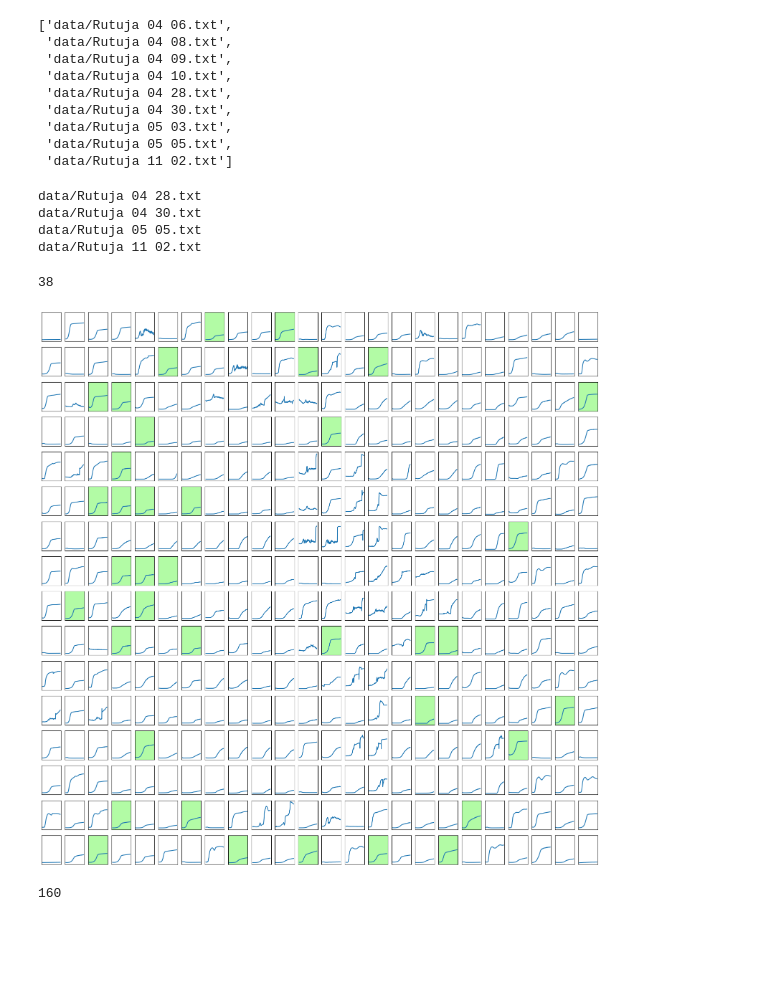
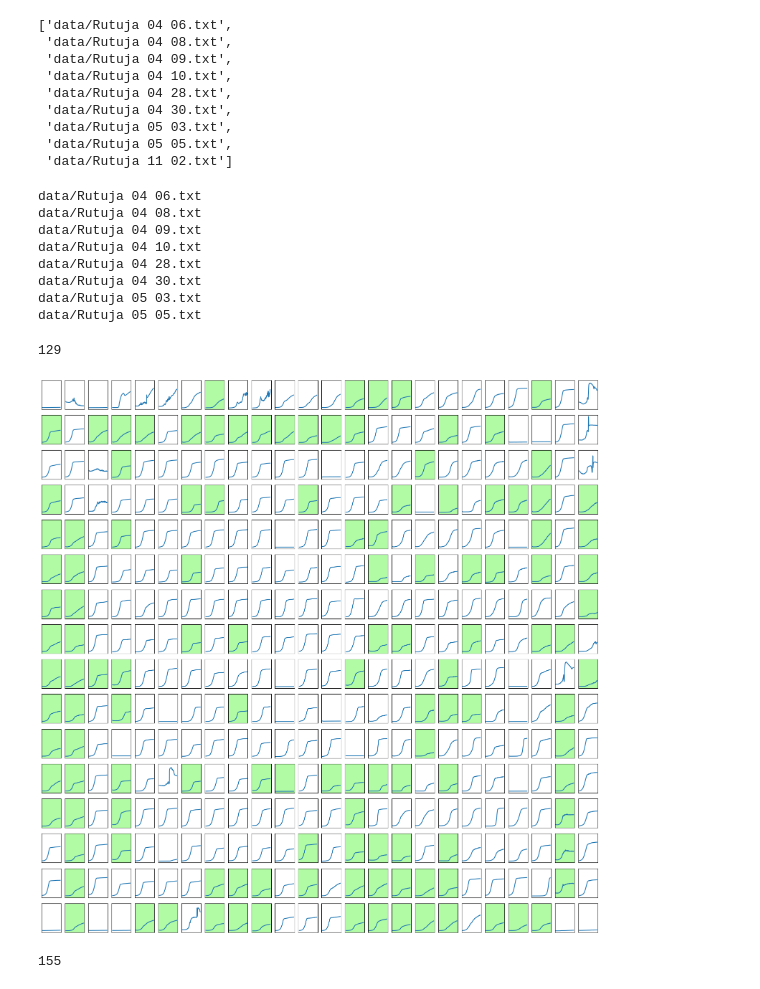
Before and after one commit to rutuja-gupte/sharp-pombe-fitness, a Jupyter notebook: Plotting Plates.ipynb, the cells around one changed output. Saved outputs shown, nothing was run; the diff lists cells and outputs as text; code cells hidden in the pictures; blank space fills up the shorter version.

```diff
--- a/Plotting Plates.ipynb
+++ b/Plotting Plates.ipynb
@@ -76,48 +76,47 @@ files
  'data/Rutuja 05 05.txt',
  'data/Rutuja 11 02.txt']
 # %%
-df1 = load_df(files[4])
+df1 = load_df(files[0])
+print(files[0])
+df2 = load_df(files[1])
+print(files[1])
+df3 = load_df(files[2])
+print(files[2])
+df4 = load_df(files[3])
+print(files[3])
+df5 = load_df(files[4])
 print(files[4])
-df2 = load_df(files[5])
+df6 = load_df(files[5])
 print(files[5])
-df3 = load_df(files[7])
+df7 = load_df(files[6])
+print(files[6])
+df8 = load_df(files[7])
 print(files[7])
-df4 = load_df(files[8])
-print(files[8])
 # %% [output]
+data/Rutuja 04 06.txt
+data/Rutuja 04 08.txt
+data/Rutuja 04 09.txt
+data/Rutuja 04 10.txt
 data/Rutuja 04 28.txt
 data/Rutuja 04 30.txt
+data/Rutuja 05 03.txt
 data/Rutuja 05 05.txt
-data/Rutuja 11 02.txt
-# %%
-string = '''
- "I2"  "C3"  "F3"  "P3"  "C4"  "E4"  "F4"  "H4"  "J4"  "O4"  "D5"  "F5"  "H5"
- "I5"  "M5"  "B6"  "H6"  "F7"  "J7"  "O7"  "A8"  "P9"  "A11" "B12" "P12" "D13"
- "J13" "B15" "P15" "J17" "L17" "J18" "P18" "O19" "G21" "M21" "L23" "C24"
- '''
-l = string.replace('"', "").split()
-l = list(set(l))
-len(l)
-# %% [output]
-38
+# %%
+string1 = "B1 D1 E1 F1 G1 H1 I1 J1 K1 L1 M1 E2 F2 G2 H2 I2 J2 K2 L2 M2 N2 O2 P2 B3 I3 B4 C4 E4 I4 J4 L4 M4 N4 B5 P5 P6 B7 D7 F7 H7 L7 A8 B8 D8 O8 P8 B9 H9 J9 O9 P9 B10 L10 O10 P10 B11 L11 B12 D12 N12 O12 B13 L13 A14 B14 E14 I14 L14 M14 N14 O14 P14 A15 E15 F15 H15 L15 N15 O15 P15 A16 D16 H16 L16 N16 O16 P16 C17 F17 J17 K17 O17 P17 B18 D18 I18 J18 L18 N18 O18 P18 F19 H19 J19 B20 D20 F20 P20 D21 P21 A22 C22 D22 E22 F22 H22 P22 H23 J23 K23 L23 M23 N23 O23 D24 E24 F24 G24 I24"
+l1 = string1.split()
+l1 = list(set(l1))
+len(l1)
+# %% [output]
+129
 # %%
-graph_df(df1, l)
+graph_df(df1, l1)
 # %% [output]
-[figure, old version]
+[figure, new version]
 # %%
-string = '''
-"F1"  "L1"  "O2"  "F3"  "L3"  "P3"  "C4"  "D4"  "E4"  "F4"  "G4"  "H4"  "I4"  "J4"  "K4"  "L4"  "M4"  "N4"  "O4"  "C5"  "D5"
- "E5"  "F5"  "G5"  "H5"  "I5"  "J5"  "L5"  "N5"  "B6"  "C6"  "D6"  "E6"  "F6"  "H6"  "J6"  "K6"  "L6"  "M6"  "N6"  "C7"  "E7"
-  "F7"  "G7"  "H7"  "J7"  "K7"  "L7"  "M7"  "N7"  "A8"  "C8"  "D8"  "E8"  "F8"  "G8"  "H8"  "I8"  "K8"  "L8"  "M8"  "N8"  "C9"
- "D9"  "E9"  "F9"  "G9"  "H9"  "M9"  "N9"  "P9"  "C10" "D10" "E10" "F10" "G10" "H10" "J10" "K10" "L10" "M10" "N10" "O10" "C11"
-  "D11" "E11" "F11" "G11" "H11" "I11" "J11" "K11" "L11" "M11" "N11" "D12" "E12" "F12" "J12" "D13" "N13" "A14" "F15" "P15" "D16"
-"H16" "N16" "O16" "F17" "H17" "K17" "M17" "N17" "B18" "F18" "I18" "J18" "K18" "L18" "N18" "A19" "E19" "F19" "G19" "H19" "I19"
-"J19" "K19" "L19" "M19" "N19" "E20" "F20" "G20" "H20" "I20" "J20" "K20" "L20" "M20" "N20" "C21" "D21" "E21" "F21" "G21" "H21"
-"I21" "J21" "K21" "L21" "M21" "N21" "P21" "C22" "I22" "F23" "L23" "O23" "I24"
- '''
-l = string.replace('"', "").split()
-l = list(set(l))
-len(l)
+string2 = "B1 C1 F1 G1 H1 I1 L1 M1 N1 A2 D2 E2 F2 L2 O2 P2 A3 C3 F3 G3 H3 L3 M3 P3 A4 G4 I4 J4 K4 M4 O4 P4 C5 E5 F5 J5 M5 N5 O5 P5 B6 D6 E6 J6 K6 L6 N6 O6 C7 E7 F7 H7 J7 M7 N7 O7 A8 B8 G8 H8 I8 L8 N8 G9 I9 N9 P9 A10 F10 G10 H10 J10 K10 L10 M10 O10 A11 C11 E11 F11 G11 H11 J11 L11 M11 N11 O11 P11 D12 E12 G12 J12 L12 M12 O12 P12 D13 E13 G13 J13 L13 N13 A14 B14 A15 B15 P15 A16 B16 J16 N16 O16 P16 O17 P17 B18 F18 I18 J18 O18 P18 A19 H19 O19 A20 B20 F20 H20 J20 L20 N20 A21 B21 E21 J21 K21 P21 E22 F22 I22 J22 K22 L22 O22 P22 A23 F23 G23 H23 I23 P23 I24 J24 K24 L24"
+l2 = string2.split()
+l2 = list(set(l2))
+len(l2)
 # %% [output]
-160
+155
 # %%
```
Also changed, not shown: parts of 36 cells of this notebook, 25 other files.
